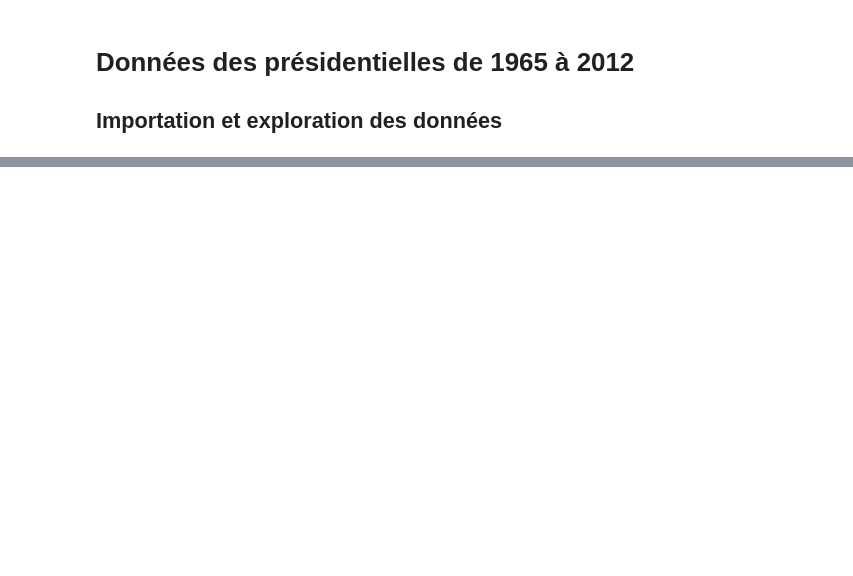
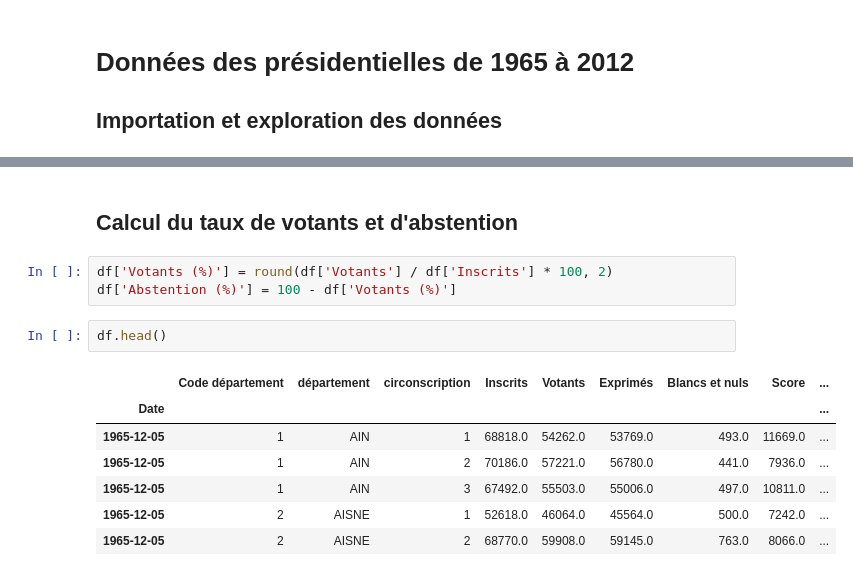
Before and after one commit to h4r1c0t/WildCodeSchool, a Jupyter notebook: Project/Datathon#1/Presid_1965-2012.ipynb, the cells around one changed output, grey strips where cells are left out. Drawn from its saved outputs; the diff is of its cells as text; blank space fills up the shorter version.

```diff
--- a/Project/Datathon#1/Presid_1965-2012.ipynb
+++ b/Project/Datathon#1/Presid_1965-2012.ipynb
@@ -47,0 +38,15 @@ df.groupby(by = ['Candidats', 'Tour']).describe()
+# %% [markdown]
+## Calcul du taux de votants et d'abstention
+# %%
+df['Votants (%)'] = round(df['Votants'] / df['Inscrits'] * 100, 2)
+df['Abstention (%)'] = 100 - df['Votants (%)']
+# %%
+df.head()
+# %% [output]
+|  | Code département | département | circonscription | Inscrits | Votants | Exprimés | Blancs et nuls | Score | ... |
+| Date |  |  |  |  |  |  |  |  | ... |
+| 1965-12-05 | 1 | AIN | 1 | 68818.0 | 54262.0 | 53769.0 | 493.0 | 11669.0 | ... |
+| 1965-12-05 | 1 | AIN | 2 | 70186.0 | 57221.0 | 56780.0 | 441.0 | 7936.0 | ... |
+| 1965-12-05 | 1 | AIN | 3 | 67492.0 | 55503.0 | 55006.0 | 497.0 | 10811.0 | ... |
+| 1965-12-05 | 2 | AISNE | 1 | 52618.0 | 46064.0 | 45564.0 | 500.0 | 7242.0 | ... |
+| 1965-12-05 | 2 | AISNE | 2 | 68770.0 | 59908.0 | 59145.0 | 763.0 | 8066.0 | ... |
```
Also changed, not shown: parts of 10 cells of this notebook.
